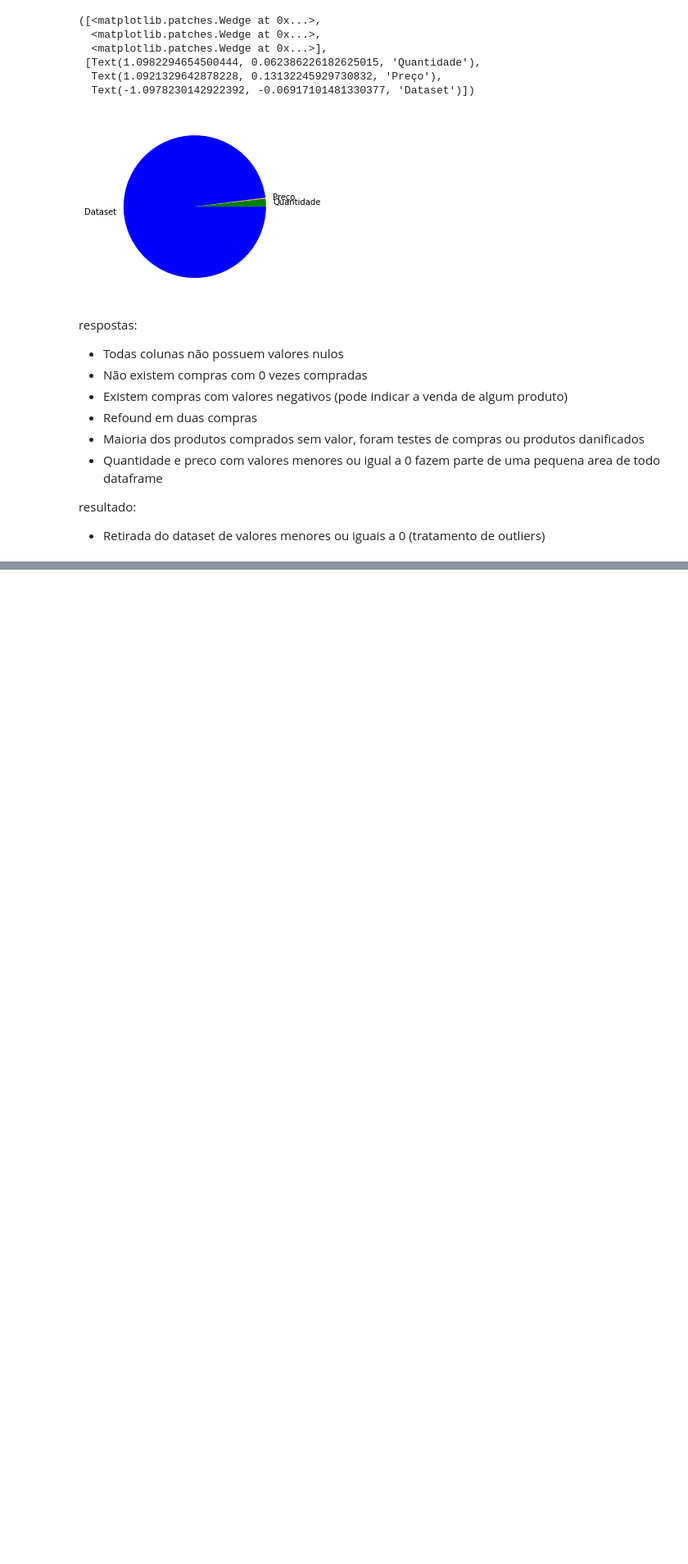
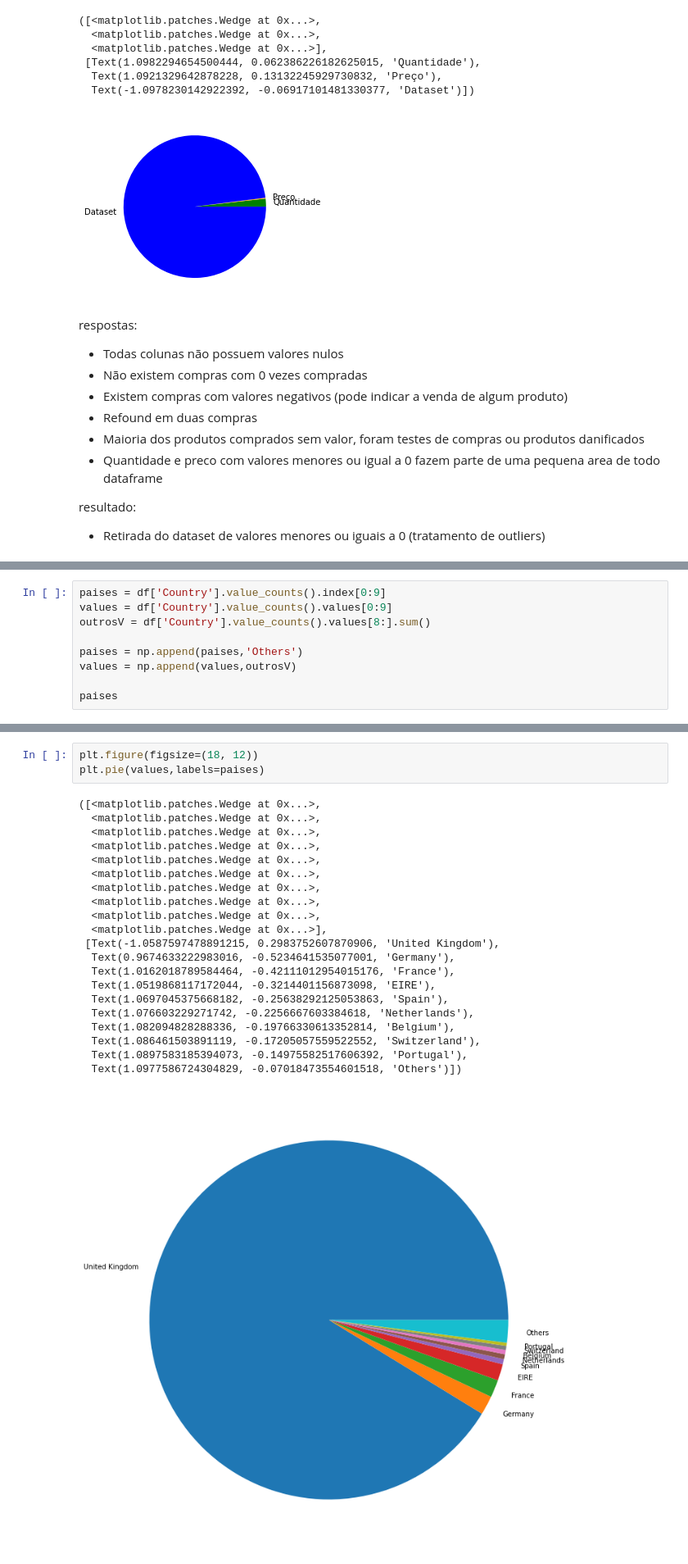
Before and after one commit to tenonin/projeto-6, a Jupyter notebook: SR 1.ipynb, the cells around one changed output, grey strips where cells are left out. Shown at 82% size. Cells and saved outputs as stored; diff of their text form; blank space fills up the shorter version.

```diff
--- a/SR 1.ipynb
+++ b/SR 1.ipynb
@@ -395,0 +397,9 @@ df
+# %%
+paises = df['Country'].value_counts().index[0:9]
+values = df['Country'].value_counts().values[0:9]
+outrosV = df['Country'].value_counts().values[8:].sum()
+
+paises = np.append(paises,'Others')
+values = np.append(values,outrosV)
+
+paises
@@ -395,0 +410,25 @@ df
+# %%
+plt.figure(figsize=(18, 12))
+plt.pie(values,labels=paises)
+# %% [output]
+([<matplotlib.patches.Wedge at 0x...>,
+  <matplotlib.patches.Wedge at 0x...>,
+  <matplotlib.patches.Wedge at 0x...>,
+  <matplotlib.patches.Wedge at 0x...>,
+  <matplotlib.patches.Wedge at 0x...>,
+  <matplotlib.patches.Wedge at 0x...>,
+  <matplotlib.patches.Wedge at 0x...>,
+  <matplotlib.patches.Wedge at 0x...>,
+  <matplotlib.patches.Wedge at 0x...>,
+  <matplotlib.patches.Wedge at 0x...>],
+ [Text(-1.0587597478891215, 0.2983752607870906, 'United Kingdom'),
+  Text(0.9674633222983016, -0.5234641535077001, 'Germany'),
+  Text(1.0162018789584464, -0.42111012954015176, 'France'),
+  Text(1.0519868117172044, -0.3214401156873098, 'EIRE'),
+  Text(1.0697045375668182, -0.25638292125053863, 'Spain'),
+  Text(1.076603229271742, -0.2256667603384618, 'Netherlands'),
+  Text(1.082094828288336, -0.19766330613352814, 'Belgium'),
+  Text(1.086461503891119, -0.17205057559522552, 'Switzerland'),
+  Text(1.0897583185394073, -0.14975582517606392, 'Portugal'),
+  Text(1.0977586724304829, -0.07018473554601518, 'Others')])
+[figure, added]
```
Also changed, not shown: parts of 18 cells of this notebook.
